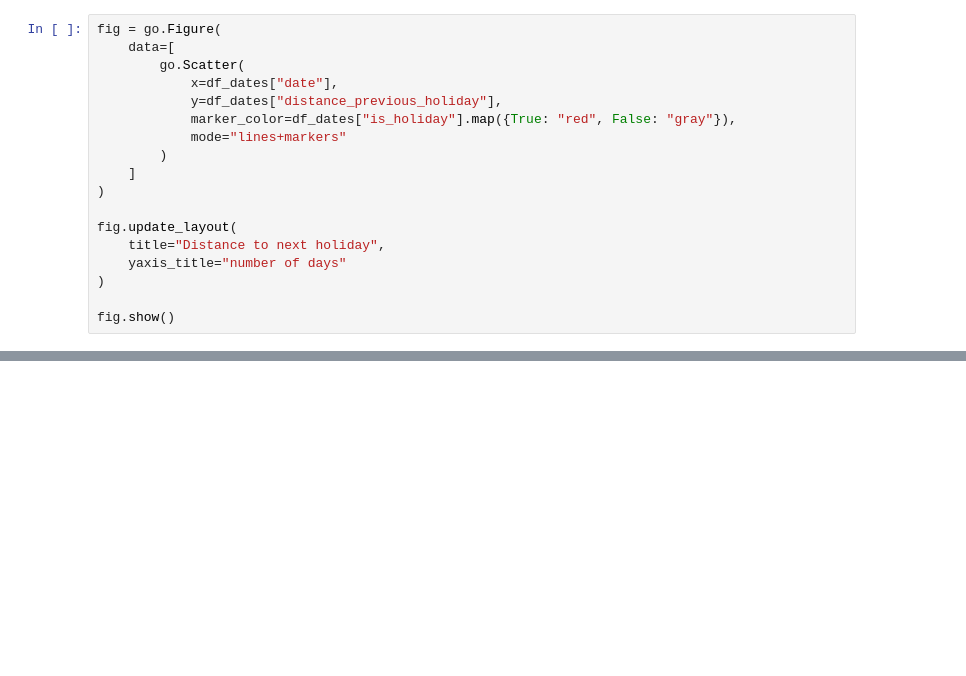
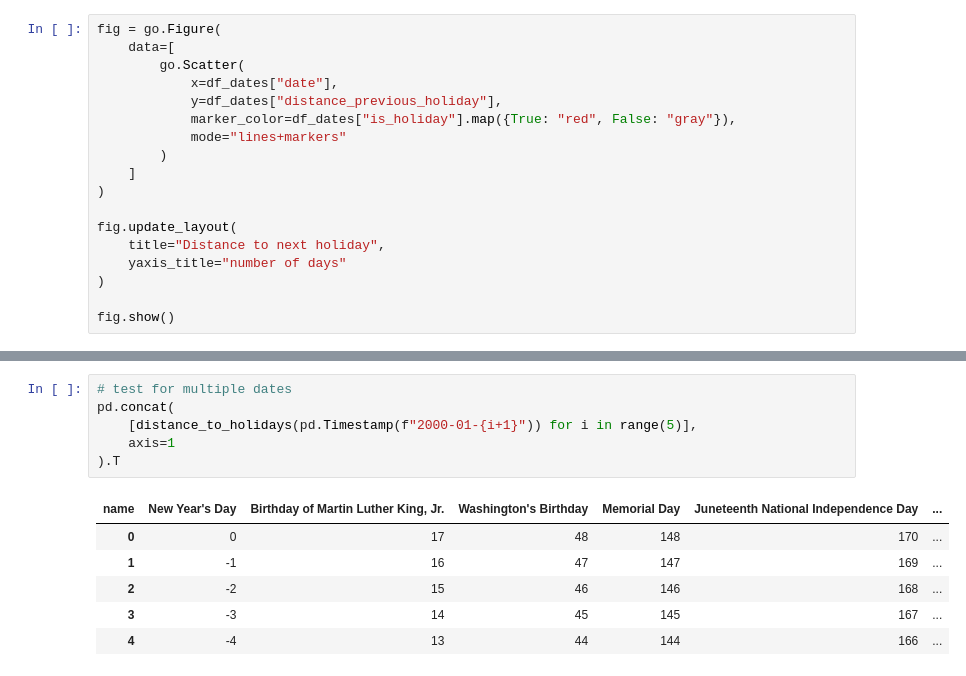
Before and after one commit to Badr-MOUFAD/NNights-team, a Jupyter notebook: notebooks_enrich/enrich_holiday_test.ipynb, the cells around one changed output, grey strips where cells are left out. Drawn from its saved outputs; the diff is of its cells as text; blank space fills up the shorter version.

Commit message:
add compute distance to all holidays & fix docstrings

```diff
--- a/notebooks_enrich/enrich_holiday_test.ipynb
+++ b/notebooks_enrich/enrich_holiday_test.ipynb
@@ -48,0 +69,13 @@ fig.show()
+# %%
+# test for multiple dates
+pd.concat(
+    [distance_to_holidays(pd.Timestamp(f"2000-01-{i+1}")) for i in range(5)],
+    axis=1
+).T
+# %% [output]
+| name | New Year's Day | Birthday of Martin Luther King, Jr. | Washington's Birthday | Memorial Day | Juneteenth National Independence Day | ... |
+| 0 | 0 | 17 | 48 | 148 | 170 | ... |
+| 1 | -1 | 16 | 47 | 147 | 169 | ... |
+| 2 | -2 | 15 | 46 | 146 | 168 | ... |
+| 3 | -3 | 14 | 45 | 145 | 167 | ... |
+| 4 | -4 | 13 | 44 | 144 | 166 | ... |
```
Also changed, not shown: parts of 1 cell of this notebook, 1 other file.
